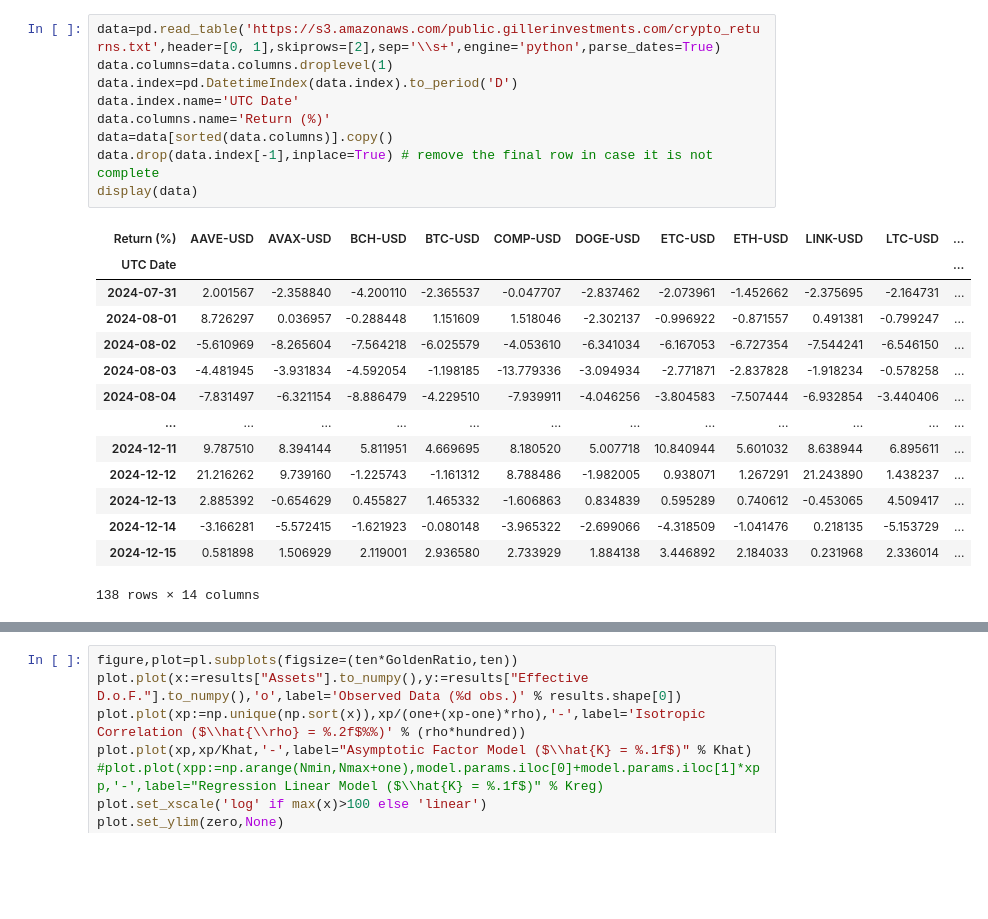
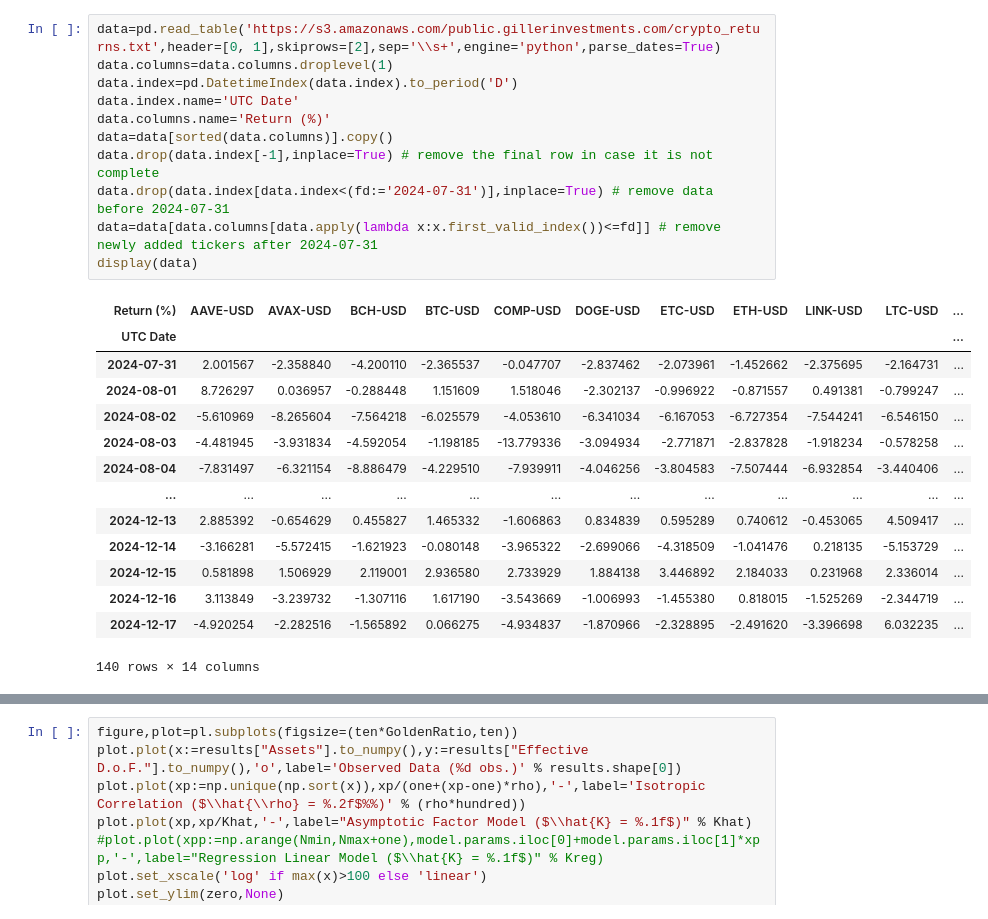
Before and after one commit to Farmhouse121/Financial-Data-Science-in-Python, a Jupyter notebook: Miscellaneous/Longer_Term_Crypto_Degrees_of_Freedom.ipynb, the cells around one changed output, grey strips where cells are left out. Cells and saved outputs as stored; diff of their text form; blank space fills up the shorter version.

```diff
--- a/Miscellaneous/Longer_Term_Crypto_Degrees_of_Freedom.ipynb
+++ b/Miscellaneous/Longer_Term_Crypto_Degrees_of_Freedom.ipynb
@@ -21,27 +21,29 @@ Mounted at /content/drive
 # %%
 data=pd.read_table('https://s3.amazonaws.com/public.gillerinvestments.com/crypto_returns.txt',header=[0, 1],skiprows=[2],sep='\\s+',engine='python',parse_dates=True)
 data.columns=data.columns.droplevel(1)
 data.index=pd.DatetimeIndex(data.index).to_period('D')
 data.index.name='UTC Date'
 data.columns.name='Return (%)'
 data=data[sorted(data.columns)].copy()
 data.drop(data.index[-1],inplace=True) # remove the final row in case it is not complete
+data.drop(data.index[data.index<(fd:='2024-07-31')],inplace=True) # remove data before 2024-07-31
+data=data[data.columns[data.apply(lambda x:x.first_valid_index())<=fd]] # remove newly added tickers after 2024-07-31
 display(data)
 # %% [output]
 | Return (%) | AAVE-USD | AVAX-USD | BCH-USD | BTC-USD | COMP-USD | DOGE-USD | ETC-USD | ETH-USD | LINK-USD | LTC-USD | ... |
 | UTC Date |  |  |  |  |  |  |  |  |  |  | ... |
 | 2024-07-31 | 2.001567 | -2.358840 | -4.200110 | -2.365537 | -0.047707 | -2.837462 | -2.073961 | -1.452662 | -2.375695 | -2.164731 | ... |
 | 2024-08-01 | 8.726297 | 0.036957 | -0.288448 | 1.151609 | 1.518046 | -2.302137 | -0.996922 | -0.871557 | 0.491381 | -0.799247 | ... |
 | 2024-08-02 | -5.610969 | -8.265604 | -7.564218 | -6.025579 | -4.053610 | -6.341034 | -6.167053 | -6.727354 | -7.544241 | -6.546150 | ... |
 | 2024-08-03 | -4.481945 | -3.931834 | -4.592054 | -1.198185 | -13.779336 | -3.094934 | -2.771871 | -2.837828 | -1.918234 | -0.578258 | ... |
 | 2024-08-04 | -7.831497 | -6.321154 | -8.886479 | -4.229510 | -7.939911 | -4.046256 | -3.804583 | -7.507444 | -6.932854 | -3.440406 | ... |
 | ... | ... | ... | ... | ... | ... | ... | ... | ... | ... | ... | ... |
-| 2024-12-11 | 9.787510 | 8.394144 | 5.811951 | 4.669695 | 8.180520 | 5.007718 | 10.840944 | 5.601032 | 8.638944 | 6.895611 | ... |
-| 2024-12-12 | 21.216262 | 9.739160 | -1.225743 | -1.161312 | 8.788486 | -1.982005 | 0.938071 | 1.267291 | 21.243890 | 1.438237 | ... |
 | 2024-12-13 | 2.885392 | -0.654629 | 0.455827 | 1.465332 | -1.606863 | 0.834839 | 0.595289 | 0.740612 | -0.453065 | 4.509417 | ... |
 | 2024-12-14 | -3.166281 | -5.572415 | -1.621923 | -0.080148 | -3.965322 | -2.699066 | -4.318509 | -1.041476 | 0.218135 | -5.153729 | ... |
 | 2024-12-15 | 0.581898 | 1.506929 | 2.119001 | 2.936580 | 2.733929 | 1.884138 | 3.446892 | 2.184033 | 0.231968 | 2.336014 | ... |
+| 2024-12-16 | 3.113849 | -3.239732 | -1.307116 | 1.617190 | -3.543669 | -1.006993 | -1.455380 | 0.818015 | -1.525269 | -2.344719 | ... |
+| 2024-12-17 | -4.920254 | -2.282516 | -1.565892 | 0.066275 | -4.934837 | -1.870966 | -2.328895 | -2.491620 | -3.396698 | 6.032235 | ... |
-138 rows × 14 columns
+140 rows × 14 columns
 # %%
 display(rho:=data.corr())
 samples=pd.DataFrame({"row":[],"column":[],"correlation":[]}).set_index(["row","column"])
```
Also changed, not shown: parts of 11 cells of this notebook.
